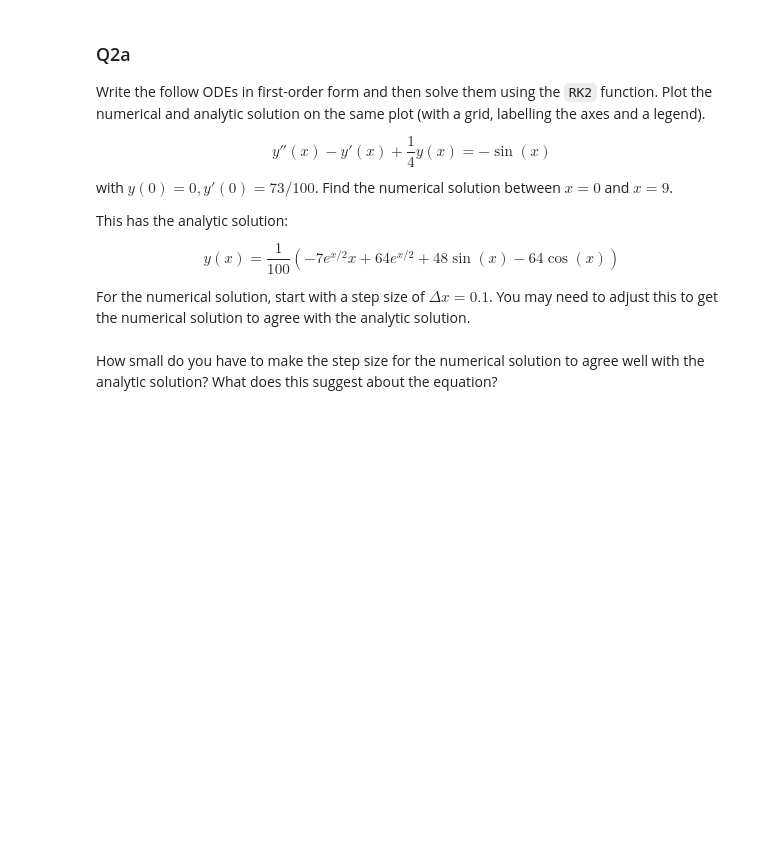
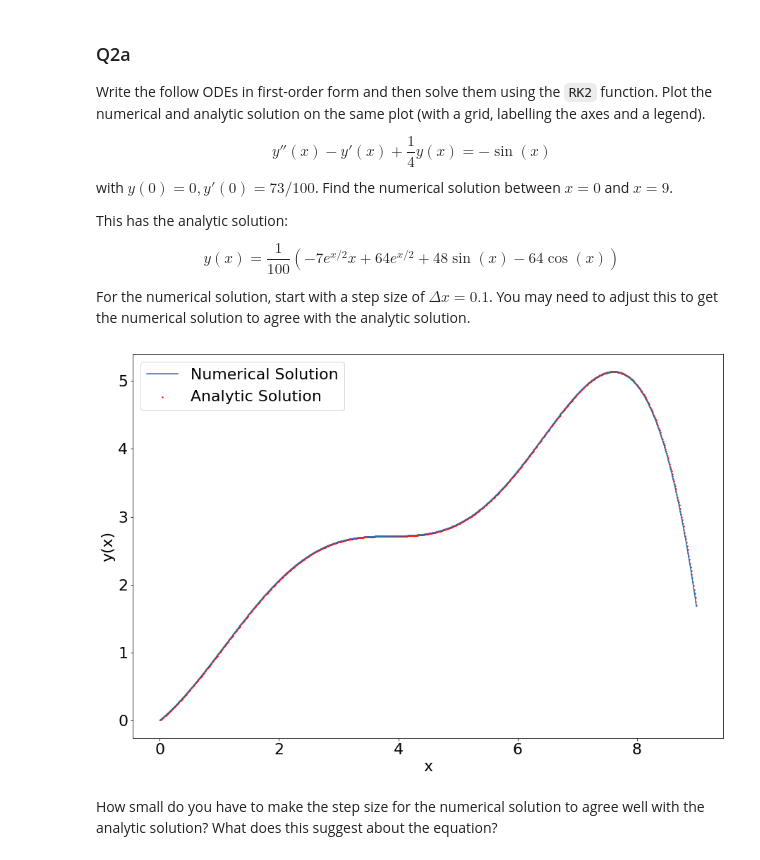
Before and after one commit to darraghburke1/ACM20030-Assignments, a Jupyter notebook: Assignment-3.ipynb, the cells around one changed output. Drawn from its saved outputs; the diff is of its cells as text; code cells hidden in the pictures; blank space fills up the shorter version.

```diff
--- a/Assignment-3.ipynb
+++ b/Assignment-3.ipynb
@@ -193,5 +195,25 @@ y(x) = \frac{1}{100} \left(-7 e^{x/2} x+64 e^{x/2}+48 \sin (x)-64 \cos (x)\right
 $$
 
 For the numerical solution, start with a step size of $\Delta x = 0.1$. You may need to adjust this to get the numerical solution to agree with the analytic solution.
+# %%
+def a(x):
+    result = 1/100*(-7*x*np.exp(x/2)+64*np.exp(x/2)+48*np.sin(x)-64*np.cos(x))
+    return result
+
+def f(x,y):
+    return np.array([y[1], y[1]-(1/4)*y[0]-np.sin(x)])
+
+ODE = RK2(f, 0.01, 0 ,[0,73/100], 900)
+
+x1 = np.linspace(0,9,400)
+y1 = a(x1)
+plt.scatter(ODE[:,0], ODE[:,1], s = 2, c = 'r')
+plt.plot(x1, y1)
+plt.xlabel('x')
+plt.ylabel('y(x)')
+plt.legend(["Numerical Solution","Analytic Solution"])
+plt.show()
+# %% [output]
+[figure, added]
 # %% [markdown]
 How small do you have to make the step size for the numerical solution to agree well with the analytic solution? What does this suggest about the equation?
```
Also changed, not shown: parts of 6 cells of this notebook.
